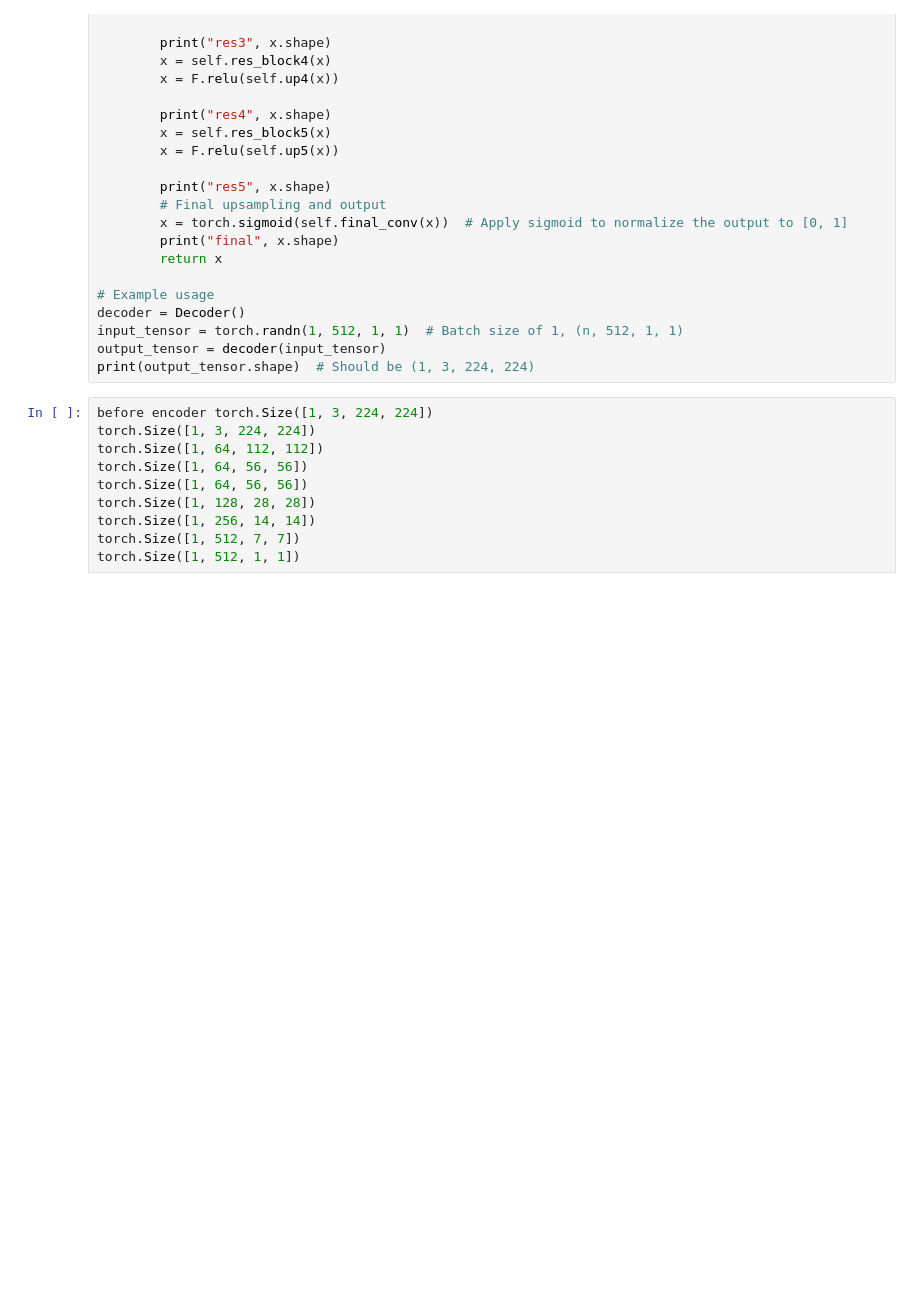
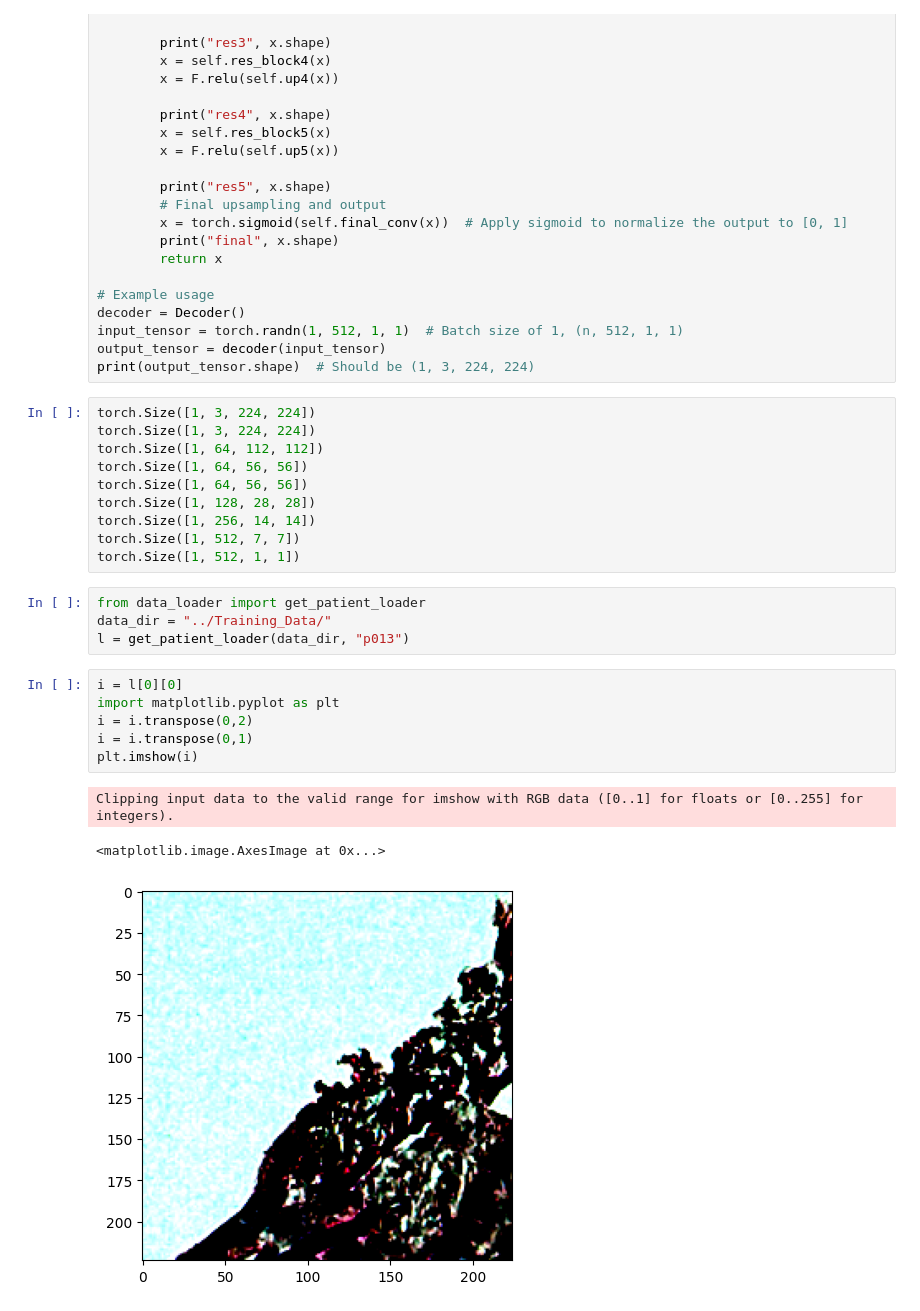
Before and after one commit to jthielmann/xai_cc, a Jupyter notebook: script/testing.ipynb, the cells around one changed output. Drawn from its saved outputs; the diff is of its cells as text; blank space fills up the shorter version.

```diff
--- a/script/testing.ipynb
+++ b/script/testing.ipynb
@@ -390,7 +390,7 @@ input_tensor = torch.randn(1, 512, 1, 1)  # Batch size of 1, (n, 512, 1, 1)
 output_tensor = decoder(input_tensor)
 print(output_tensor.shape)  # Should be (1, 3, 224, 224)
 # %%
-before encoder torch.Size([1, 3, 224, 224])
+torch.Size([1, 3, 224, 224])
 torch.Size([1, 3, 224, 224])
 torch.Size([1, 64, 112, 112])
 torch.Size([1, 64, 56, 56])
@@ -399,3 +399,17 @@ torch.Size([1, 128, 28, 28])
 torch.Size([1, 256, 14, 14])
 torch.Size([1, 512, 7, 7])
 torch.Size([1, 512, 1, 1])
+# %%
+from data_loader import get_patient_loader
+data_dir = "../Training_Data/"
+l = get_patient_loader(data_dir, "p013")
+# %%
+i = l[0][0]
+import matplotlib.pyplot as plt
+i = i.transpose(0,2)
+i = i.transpose(0,1)
+plt.imshow(i)
+# %% [output]
+Clipping input data to the valid range for imshow with RGB data ([0..1] for floats or [0..255] for integers).
+<matplotlib.image.AxesImage at 0x...>
+[figure, added]
```
Also changed, not shown: 2 other files.
